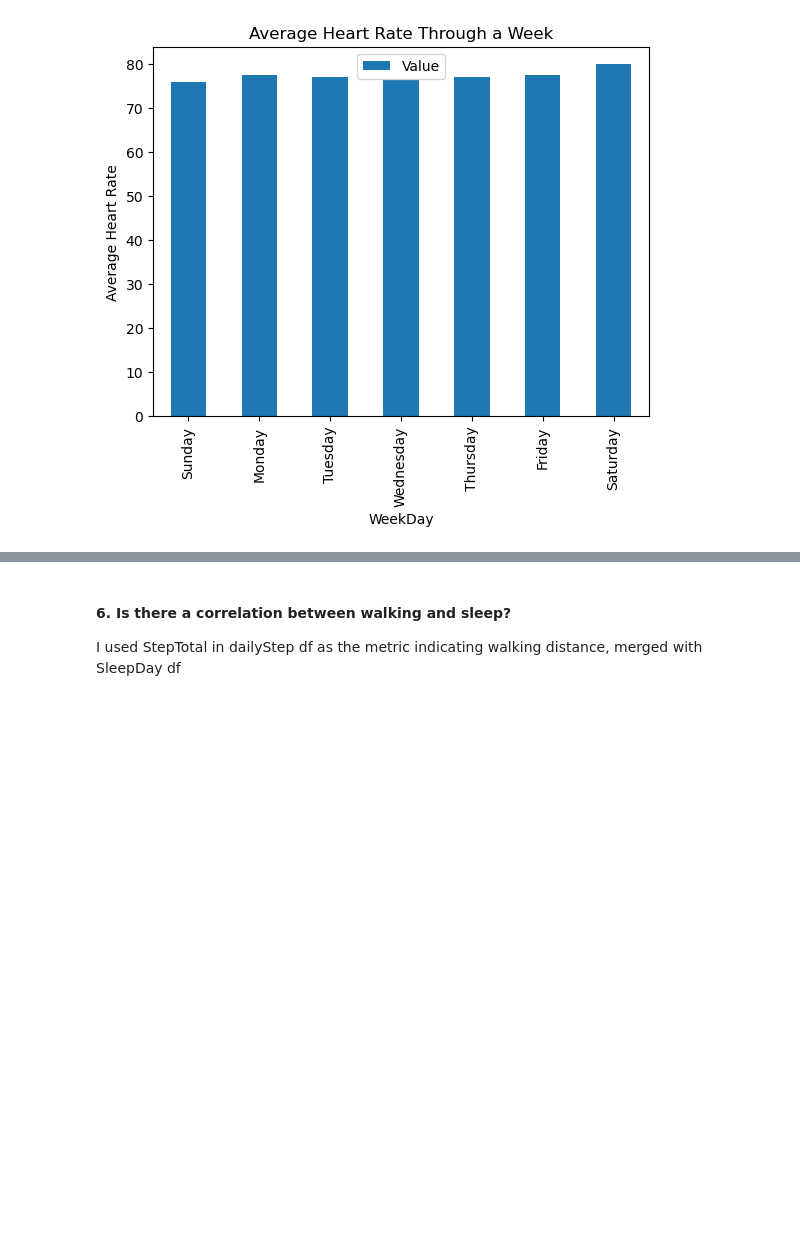
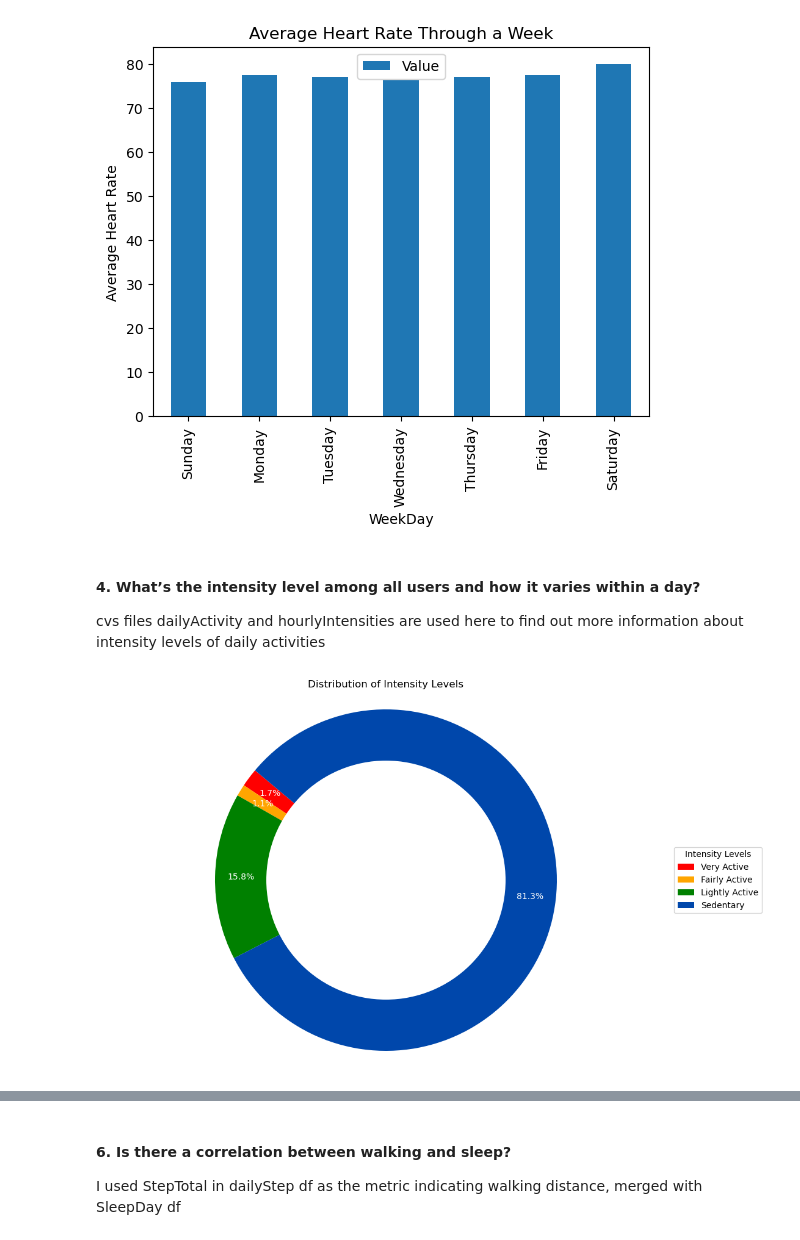
Before and after one commit to Enimien/project_1_healthcare, a Jupyter notebook: Fitbit-Final_Yao.ipynb, the cells around one changed output, grey strips where cells are left out. Drawn from its saved outputs; the diff is of its cells as text; code cells hidden in the pictures; blank space fills up the shorter version.

```diff
--- a/Fitbit-Final_Yao.ipynb
+++ b/Fitbit-Final_Yao.ipynb
@@ -577,3 +577,40 @@ avg_heart_rate_by_weekday.plot(kind="bar", x = 'WeekDay', y='Value', title = 'Av
 7            Saturday  79.973815
 <Axes: title={'center': 'Average Heart Rate Through a Week'}, xlabel='WeekDay', ylabel='Average Heart Rate'>
 [figure]
+# %% [markdown]
+#### 4. What’s the intensity level among all users and how it varies within a day?
+cvs files dailyActivity and hourlyIntensities are used here to find out more information about intensity levels of daily activities
+# %%
+# Sum the total minutes for each intensity level
+intensity_totals = {
+    'Very Active': dailyActivity['VeryActiveMinutes'].sum(),
+    'Fairly Active': dailyActivity['FairlyActiveMinutes'].sum(),
+    'Lightly Active': dailyActivity['LightlyActiveMinutes'].sum(),
+    'Sedentary': dailyActivity['SedentaryMinutes'].sum()
+}
+# %%
+# Prepare data for pie chart
+labels = list(intensity_totals.keys())
+sizes = list(intensity_totals.values())
+colors = ['red', 'orange', 'green', '#0047ab']
+
+# Plot the pie chart
+plt.figure(figsize=(12, 8))
+wedges, texts, autotexts = plt.pie(sizes, labels=labels, autopct='%1.1f%%', colors=colors,
+                                   startangle=140, pctdistance=0.85, textprops=dict(color="w"))
+
+# Draw a circle at the center to make it look like a donut chart
+centre_circle = plt.Circle((0, 0), 0.70, fc='white')
+fig = plt.gcf()
+fig.gca().add_artist(centre_circle)
+
+# Add a legend outside the pie chart
+plt.legend(wedges, labels, title="Intensity Levels", loc="center left", bbox_to_anchor=(1, 0, 0.5, 1))
+
+# Equal aspect ratio ensures that pie is drawn as a circle.
+plt.axis('equal')
+
+plt.title('Distribution of Intensity Levels')
+plt.show()
+# %% [output]
+[figure, added]
```
Also changed, not shown: parts of 2 cells of this notebook.
